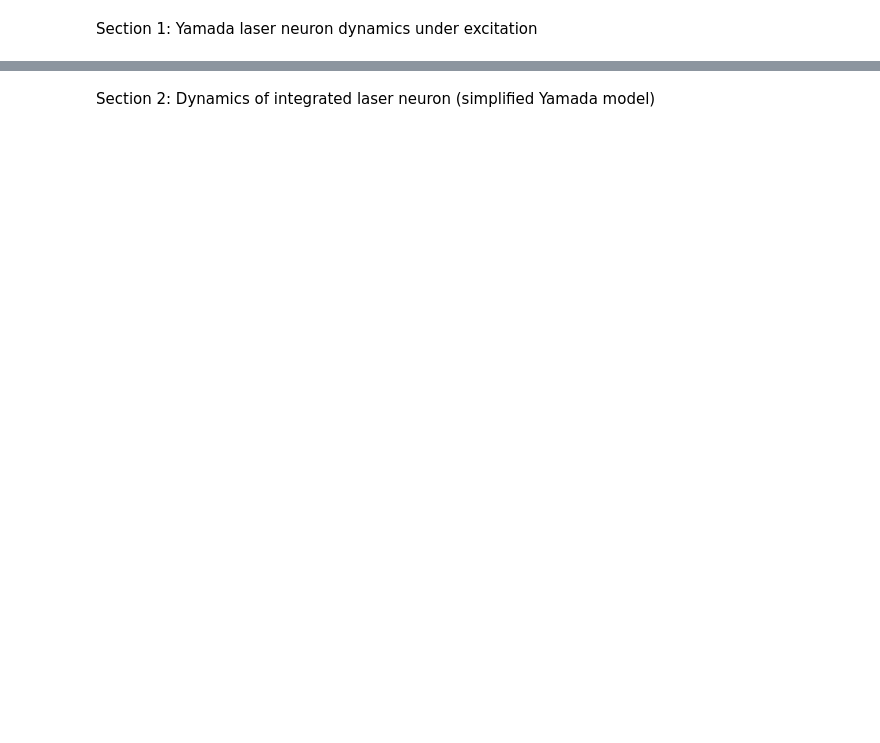
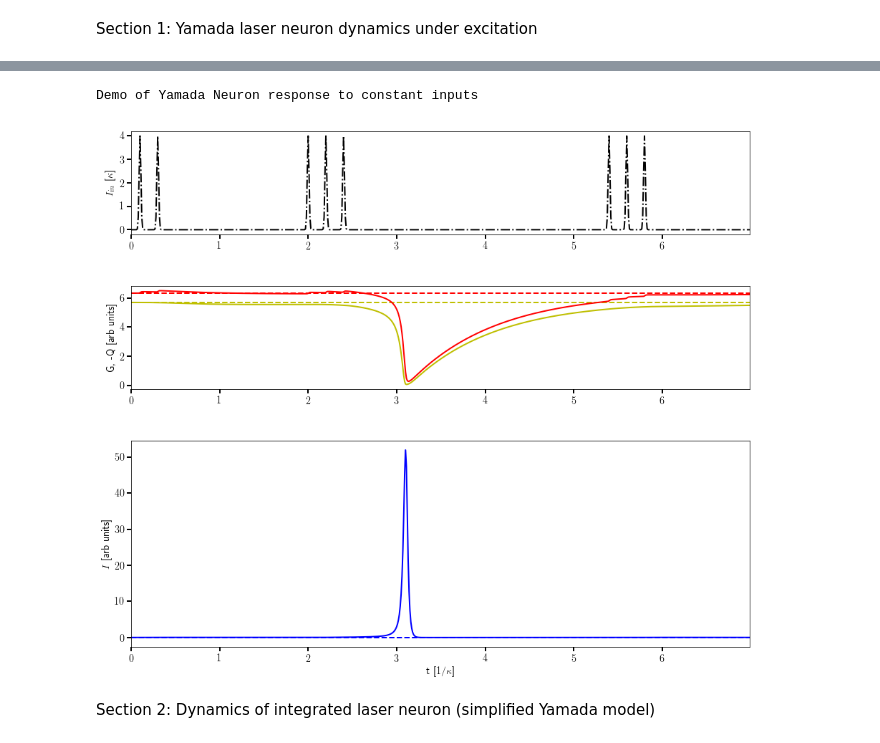
Before and after one commit to jabbate7/PhotonicNeuronSimulator, a Jupyter notebook: Neuron_plots.ipynb, the cells around one changed output, grey strips where cells are left out. Saved outputs shown, nothing was run; the diff lists cells and outputs as text; code cells hidden in the pictures; blank space fills up the shorter version.

```diff
--- a/Neuron_plots.ipynb
+++ b/Neuron_plots.ipynb
@@ -141,2 +139,61 @@ Demo of Yamada Neuron response to constant inputs
+# %%
+# study same neuron as above,
+# showing ability to integrate multiple pulses
+# also a demonstration of the refractory period
+
+Y1Neuronv3=neuron.Neuron(Y1params)
+
+#create time signal
+t3_end=7/Y1mpars["gamma1"]; #atleast this long
+N3=int(np.ceil(t3_end/Y1Neuronv3.dt))
+time3=np.linspace(0.,(N3-1)*Y1Neuronv3.dt, num=N3 )
+
+#create steps out of heavisides
+x3=np.zeros(N3)
+x3+=0.1*Gaussian_pulse(time3, 0.1/Y1mpars["gamma1"], 1.e-2/Y1mpars["gamma1"])
+x3+=0.1*Gaussian_pulse(time3, 0.3/Y1mpars["gamma1"], 1.e-2/Y1mpars["gamma1"])
+
+x3+=0.1*Gaussian_pulse(time3, 2./Y1mpars["gamma1"], 1.e-2/Y1mpars["gamma1"])
+x3+=0.1*Gaussian_pulse(time3, 2.2/Y1mpars["gamma1"], 1.e-2/Y1mpars["gamma1"])
+x3+=0.1*Gaussian_pulse(time3, 2.4/Y1mpars["gamma1"], 1.e-2/Y1mpars["gamma1"])
+
+x3+=0.1*Gaussian_pulse(time3, 5.4/Y1mpars["gamma1"], 1.e-2/Y1mpars["gamma1"])
+x3+=0.1*Gaussian_pulse(time3, 5.6/Y1mpars["gamma1"], 1.e-2/Y1mpars["gamma1"])
+x3+=0.1*Gaussian_pulse(time3, 5.8/Y1mpars["gamma1"], 1.e-2/Y1mpars["gamma1"])
+
+
+#solve and estimate steady state
+y1v3_out=Y1Neuronv3.solve(x3)
+
+#plot
+fig3=plt.figure(figsize=(12,10))
+ax1=fig3.add_axes([0,0, 1, 0.4])
+ax2=fig3.add_axes([0,0.5, 1, 0.2])
+ax3=fig3.add_axes([0,.8, 1, 0.2])
+
+# plot steady states
+ax1.plot(time3, y1_steady[0]*np.ones(N3), 'b--', linewidth=2)
+ax2.plot(time3, y1_steady[1]*np.ones(N3), 'r--', linewidth=2)
+ax2.plot(time3, -y1_steady[2]*np.ones(N3), 'y--', linewidth=2)
+# plot Neuron state and input current
+ax1.plot(time3, y1v3_out[:,0], 'b-')
+ax2.plot(time3, y1v3_out[:,1], 'r-')
+ax2.plot(time3, -y1v3_out[:,2], 'y-')
+ax3.plot(time3, x3, 'k-.')
+
+ax1.set_xlabel('t [$1/\kappa$]')
+ax1.set_ylabel('$I$ [arb units]')
+ax2.set_ylabel('G, -Q [arb units]')
+ax3.set_ylabel('$I_{in}$ [$\kappa$]')
+
+ax1.set_xlim(time3[0], time3[-1])
+ax2.set_xlim(time3[0], time3[-1])
+ax3.set_xlim(time3[0], time3[-1])
+
+# fig.show()
+print("Demo of Yamada Neuron response to constant inputs")
+# %% [output]
+Demo of Yamada Neuron response to constant inputs
+[figure, added]
 # %% [markdown]
 Section 2: Dynamics of integrated laser neuron (simplified Yamada model)
```
Also changed, not shown: parts of 6 cells of this notebook.
